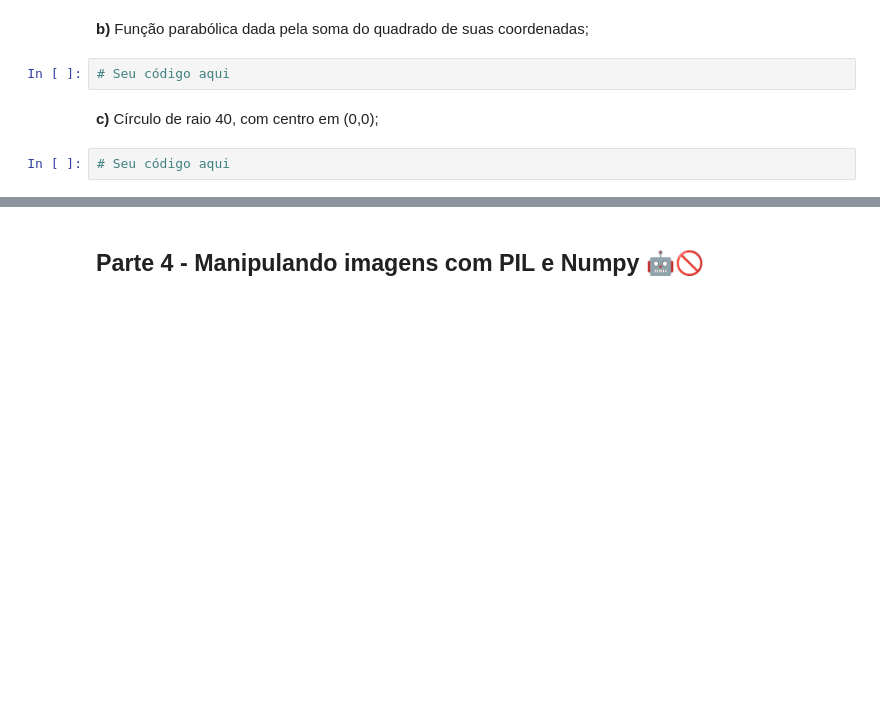
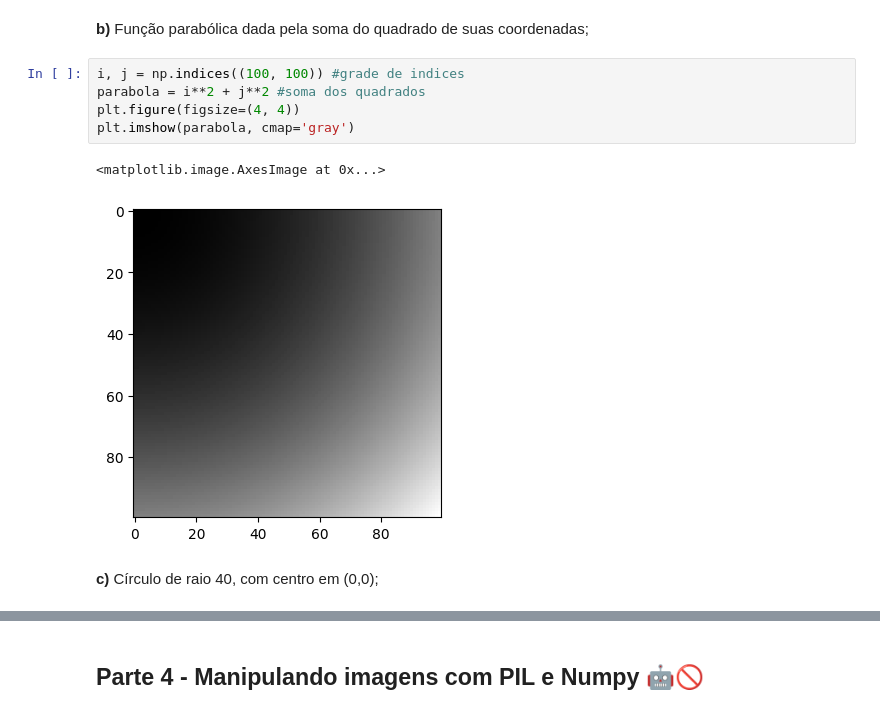
Before and after one commit to UNICAMP-EA979/2026s1-pi01-numpy-beatrizbarbosay, a Jupyter notebook: Atividade.ipynb, the cells around one changed output, grey strips where cells are left out. Cells and saved outputs as stored; diff of their text form; blank space fills up the shorter version.

```diff
--- a/Atividade.ipynb
+++ b/Atividade.ipynb
@@ -325,8 +388,12 @@ Baseando-se no tutorial sobre as funções [indices e meshgrid](https://github.c
 # %% [markdown]
 **b)** Função parabólica dada pela soma do quadrado de suas coordenadas;
-# %%
-# Seu código aqui
+# %%
+i, j = np.indices((100, 100)) #grade de indices
+parabola = i**2 + j**2 #soma dos quadrados
+plt.figure(figsize=(4, 4))
+plt.imshow(parabola, cmap='gray')
+# %% [output]
+<matplotlib.image.AxesImage at 0x...>
+[figure, added]
 # %% [markdown]
 **c)** Círculo de raio 40, com centro em (0,0);
-# %%
-# Seu código aqui
```
Also changed, not shown: parts of 20 cells of this notebook.
